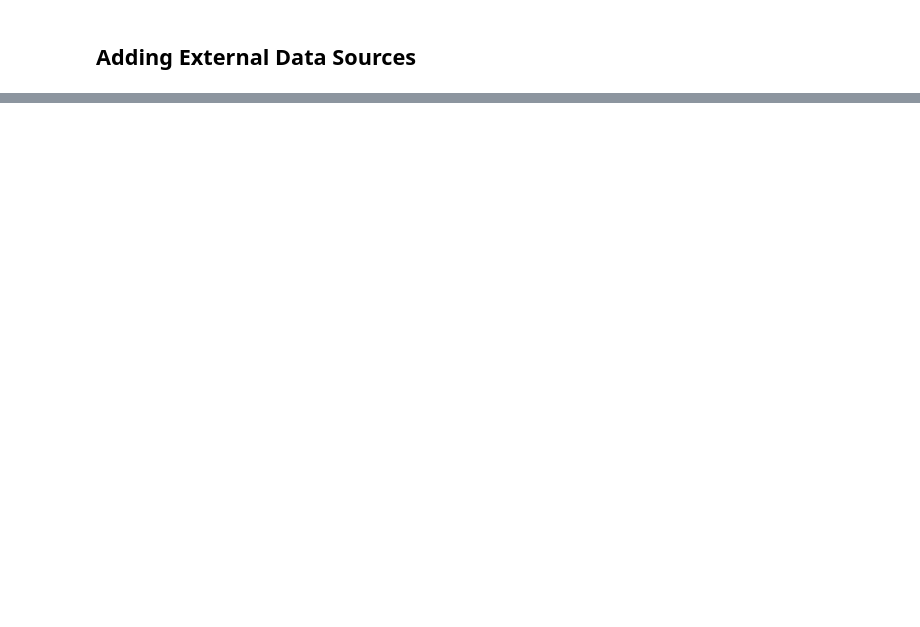
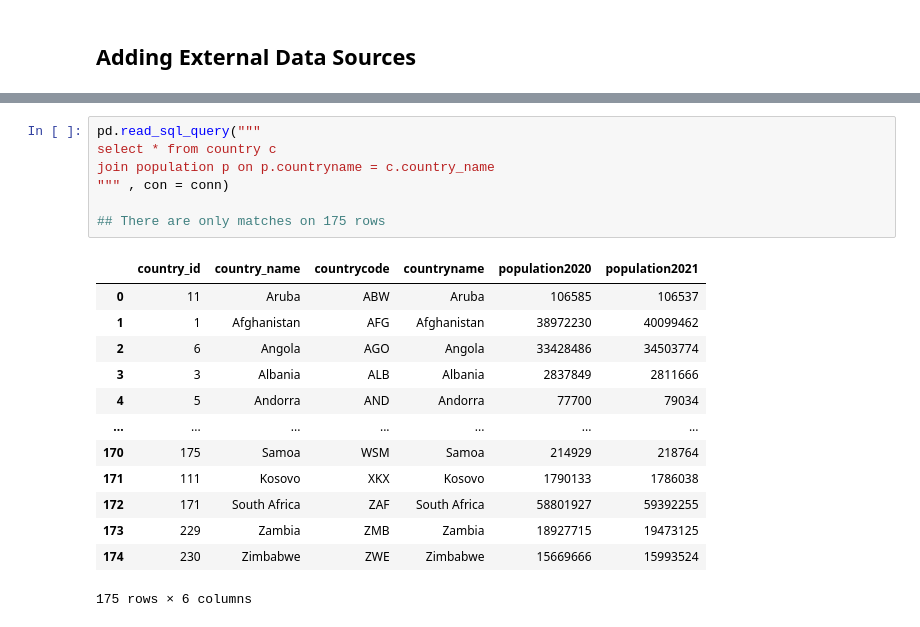
Before and after one commit to hdavis-sandiego/ADS507-Final, a Jupyter notebook: MSADS 507 M4.ipynb, the cells around one changed output, grey strips where cells are left out. Saved outputs shown, nothing was run; the diff lists cells and outputs as text; blank space fills up the shorter version.

```diff
--- a/MSADS 507 M4.ipynb
+++ b/MSADS 507 M4.ipynb
@@ -407,0 +579,21 @@ d3 = pd.read_csv('data.csv')
+# %%
+pd.read_sql_query("""
+select * from country c
+join population p on p.countryname = c.country_name
+""" , con = conn)
+
+## There are only matches on 175 rows
+# %% [output]
+|  | country_id | country_name | countrycode | countryname | population2020 | population2021 |
+| 0 | 11 | Aruba | ABW | Aruba | 106585 | 106537 |
+| 1 | 1 | Afghanistan | AFG | Afghanistan | 38972230 | 40099462 |
+| 2 | 6 | Angola | AGO | Angola | 33428486 | 34503774 |
+| 3 | 3 | Albania | ALB | Albania | 2837849 | 2811666 |
+| 4 | 5 | Andorra | AND | Andorra | 77700 | 79034 |
+| ... | ... | ... | ... | ... | ... | ... |
+| 170 | 175 | Samoa | WSM | Samoa | 214929 | 218764 |
+| 171 | 111 | Kosovo | XKX | Kosovo | 1790133 | 1786038 |
+| 172 | 171 | South Africa | ZAF | South Africa | 58801927 | 59392255 |
+| 173 | 229 | Zambia | ZMB | Zambia | 18927715 | 19473125 |
+| 174 | 230 | Zimbabwe | ZWE | Zimbabwe | 15669666 | 15993524 |
+175 rows × 6 columns
```
Also changed, not shown: parts of 16 cells of this notebook, 6 other files.
